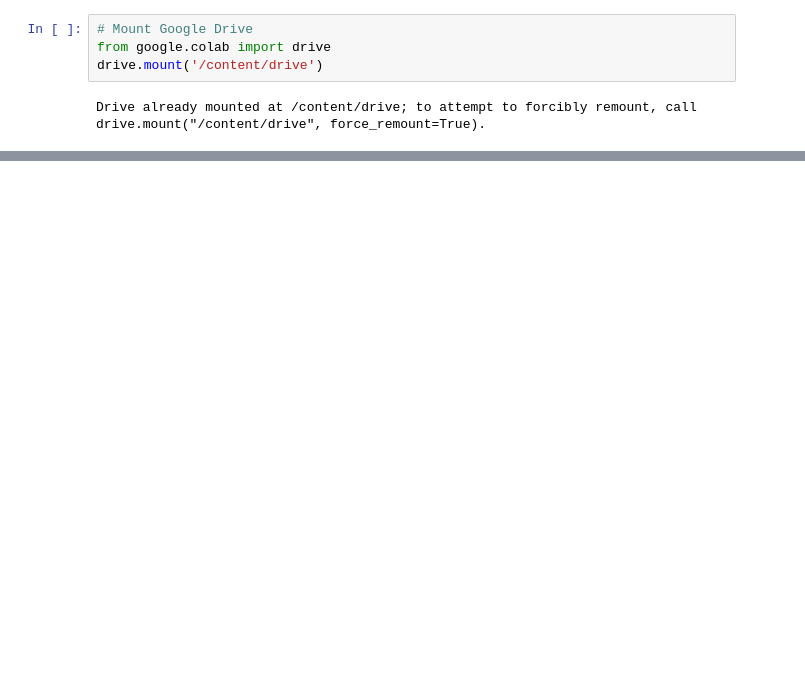
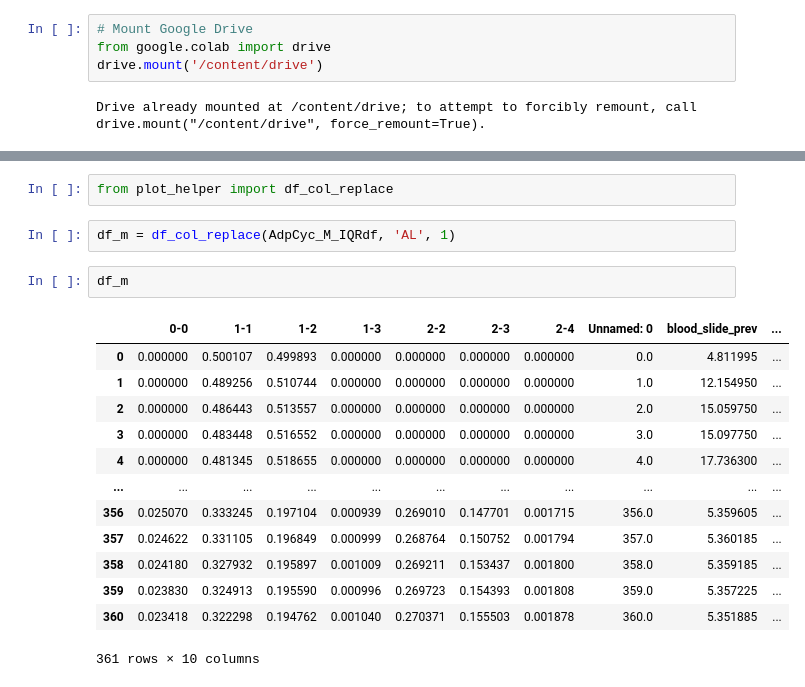
Before and after one commit to lizhewen/BoniLabMDR, a Jupyter notebook: 5-rapidsubpanelplot.ipynb, the cells around one changed output, grey strips where cells are left out. Saved outputs shown, nothing was run; the diff lists cells and outputs as text; blank space fills up the shorter version.

```diff
--- a/5-rapidsubpanelplot.ipynb
+++ b/5-rapidsubpanelplot.ipynb
@@ -91,0 +202,20 @@ plt.show()
+# %%
+from plot_helper import df_col_replace
+# %%
+df_m = df_col_replace(AdpCyc_M_IQRdf, 'AL', 1)
+# %%
+df_m
+# %% [output]
+|  | 0-0 | 1-1 | 1-2 | 1-3 | 2-2 | 2-3 | 2-4 | Unnamed: 0 | blood_slide_prev | ... |
+| 0 | 0.000000 | 0.500107 | 0.499893 | 0.000000 | 0.000000 | 0.000000 | 0.000000 | 0.0 | 4.811995 | ... |
+| 1 | 0.000000 | 0.489256 | 0.510744 | 0.000000 | 0.000000 | 0.000000 | 0.000000 | 1.0 | 12.154950 | ... |
+| 2 | 0.000000 | 0.486443 | 0.513557 | 0.000000 | 0.000000 | 0.000000 | 0.000000 | 2.0 | 15.059750 | ... |
+| 3 | 0.000000 | 0.483448 | 0.516552 | 0.000000 | 0.000000 | 0.000000 | 0.000000 | 3.0 | 15.097750 | ... |
+| 4 | 0.000000 | 0.481345 | 0.518655 | 0.000000 | 0.000000 | 0.000000 | 0.000000 | 4.0 | 17.736300 | ... |
+| ... | ... | ... | ... | ... | ... | ... | ... | ... | ... | ... |
+| 356 | 0.025070 | 0.333245 | 0.197104 | 0.000939 | 0.269010 | 0.147701 | 0.001715 | 356.0 | 5.359605 | ... |
+| 357 | 0.024622 | 0.331105 | 0.196849 | 0.000999 | 0.268764 | 0.150752 | 0.001794 | 357.0 | 5.360185 | ... |
+| 358 | 0.024180 | 0.327932 | 0.195897 | 0.001009 | 0.269211 | 0.153437 | 0.001800 | 358.0 | 5.359185 | ... |
+| 359 | 0.023830 | 0.324913 | 0.195590 | 0.000996 | 0.269723 | 0.154393 | 0.001808 | 359.0 | 5.357225 | ... |
+| 360 | 0.023418 | 0.322298 | 0.194762 | 0.001040 | 0.270371 | 0.155503 | 0.001878 | 360.0 | 5.351885 | ... |
+361 rows × 10 columns
```
Also changed, not shown: parts of 8 cells of this notebook, 2 other files.
